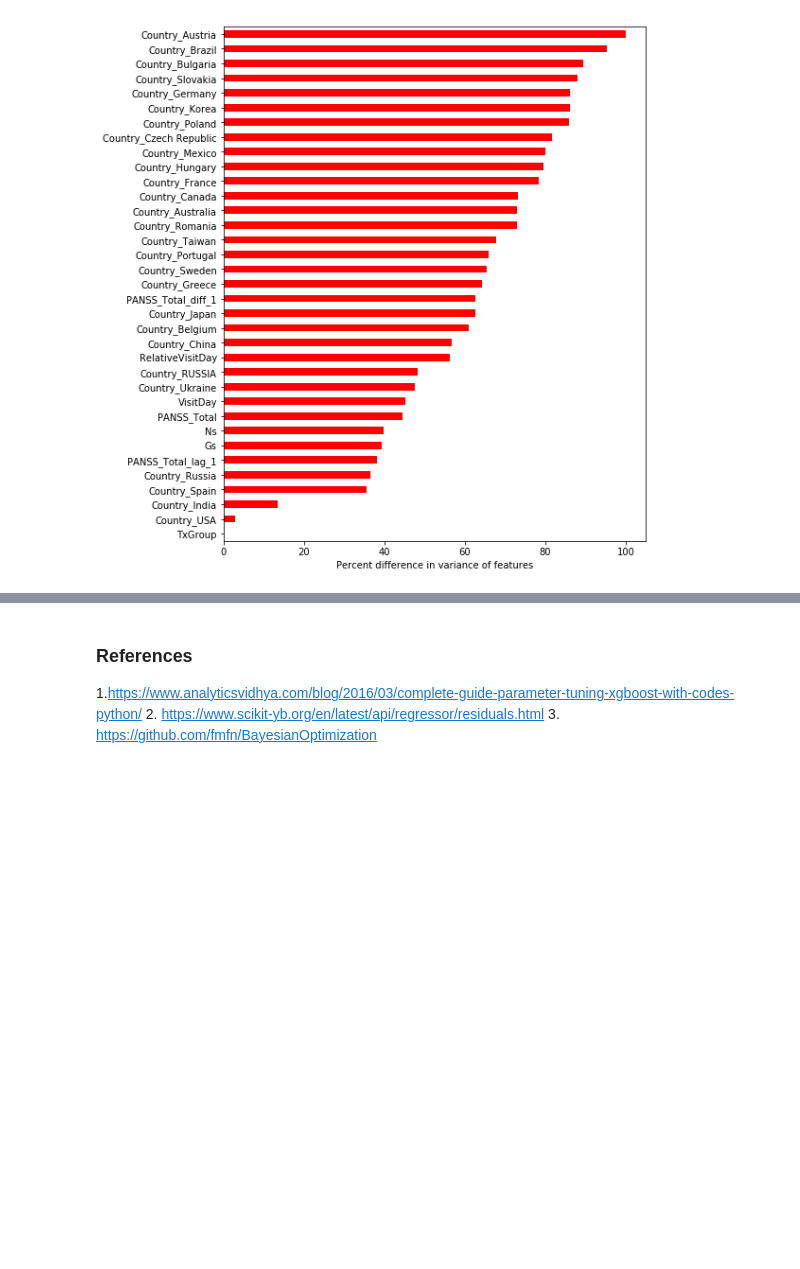
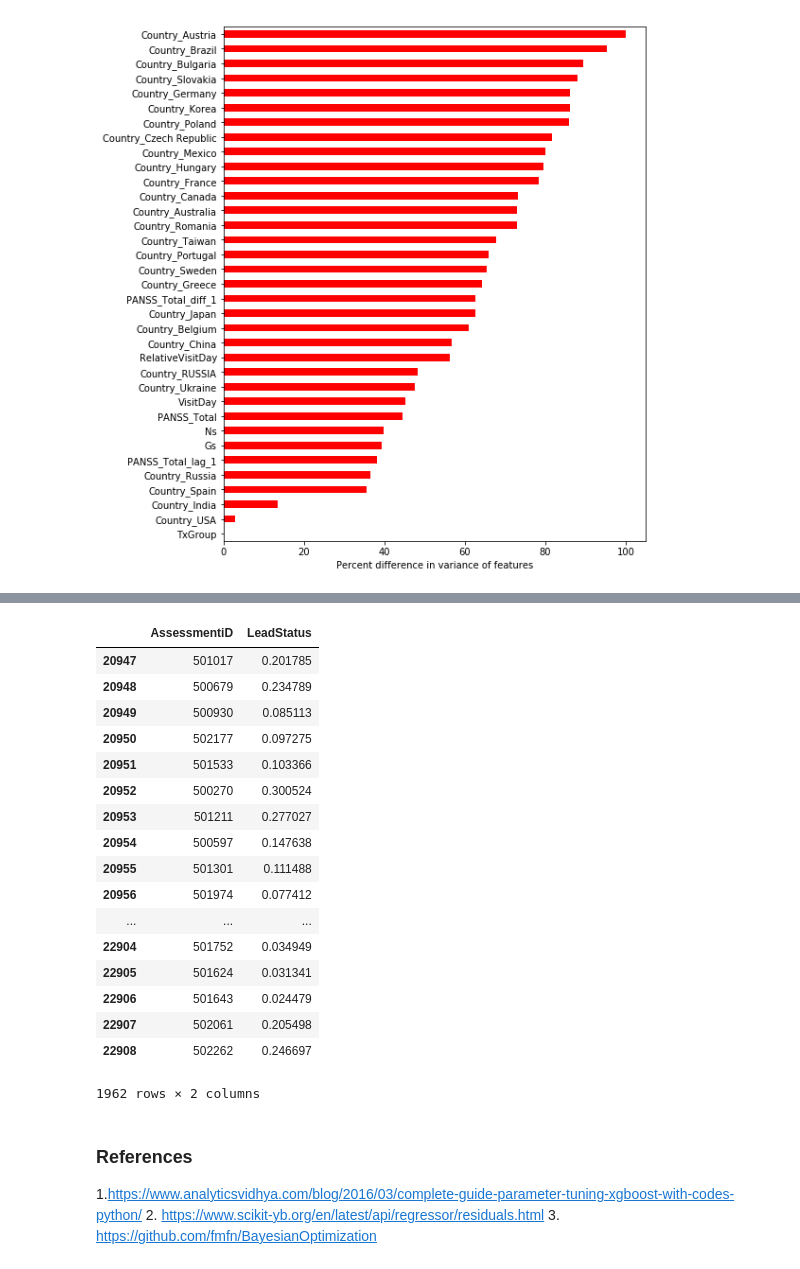
Before and after one commit to wasehahmad/PANSS-Trial-Analysis, a Jupyter notebook: panss_analysis_notebook.ipynb, the cells around one changed output, grey strips where cells are left out. Cells and saved outputs as stored; diff of their text form; code cells hidden in the pictures; blank space fills up the shorter version.

```diff
--- a/panss_analysis_notebook.ipynb
+++ b/panss_analysis_notebook.ipynb
@@ -485,7 +485,7 @@ y = ['LeadStatus']
 
 allSortedDF['PANSS_Total_lag_1'] = allSortedDF['PANSS_Total_lag_1'].fillna(allSortedDF.PANSS_Total)
 classificationDF = allSortedDF.loc[allSortedDF['Study_E'] == 0][X+y]
-resultDF = allSortedDF.loc[allSortedDF['Study_E'] == 1][X+y]
+resultDF = allSortedDF.loc[allSortedDF['Study_E'] == 1][X+['AssessmentiD']]
 
 xSet = classificationDF[X]
 ySet = classificationDF[y]
@@ -559,0 +640,24 @@ plt.plot(range(len(trainMSEs)),testMSEs)
+# %%
+max_depth = int(4.560754838168456)
+min_child_weight = 9.045540235624115
+subsample = 0.5075516841270551
+colsample_bytree = 0.9327168726669024
+objective = 'binary:logistic'
+num_estimators = int(2267.629207663803)
+learning_rate = 0.005726562438123513
+
+boostModel = xgb.XGBClassifier(max_depth=max_depth,
+                min_child_weight=min_child_weight,
+                subsample=subsample,
+                colsample_bytree=colsample_bytree,
+                objective=objective,
+                n_estimators=num_estimators,
+                learning_rate=learning_rate,
+                random_state=1234)
+boostModelFit = boostModel.fit(xTrain,yTrain)
+
+yPredTrain = boostModelFit.predict_proba(xTrain)[:,1]
+yPredTest = boostModelFit.predict_proba(xTest)[:,1]
+
+print("Train Log loss:"+str(log_loss(yTrain.LeadStatus,yPredTrain)))
+print("Test Log loss:" +str(log_loss(yTrain.LeadStatus,yPredTrain)))
@@ -560,3 +667,31 @@ plt.plot(range(len(trainMSEs)),testMSEs)
+# %%
+
+binaryClassification = boostModelFit.predict_proba(resultDF.drop(['AssessmentiD'],axis=1))[:,0]
+submissionBC = pd.DataFrame(columns=['AssessmentiD','LeadStatus'])
+submissionBC['AssessmentiD'] = resultDF.AssessmentiD
+submissionBC['LeadStatus'] = (binaryClassification)
+submissionBC.to_csv("classification_submissions/classification_submit_XGB.csv")
+# %%
+submissionBC
+# %% [output]
+|  | AssessmentiD | LeadStatus |
+| 20947 | 501017 | 0.201785 |
+| 20948 | 500679 | 0.234789 |
+| 20949 | 500930 | 0.085113 |
+| 20950 | 502177 | 0.097275 |
+| 20951 | 501533 | 0.103366 |
+| 20952 | 500270 | 0.300524 |
+| 20953 | 501211 | 0.277027 |
+| 20954 | 500597 | 0.147638 |
+| 20955 | 501301 | 0.111488 |
+| 20956 | 501974 | 0.077412 |
+| ... | ... | ... |
+| 22904 | 501752 | 0.034949 |
+| 22905 | 501624 | 0.031341 |
+| 22906 | 501643 | 0.024479 |
+| 22907 | 502061 | 0.205498 |
+| 22908 | 502262 | 0.246697 |
+1962 rows × 2 columns
 # %% [markdown]
 ### References
 1.https://www.analyticsvidhya.com/blog/2016/03/complete-guide-parameter-tuning-xgboost-with-codes-python/
```
Also changed, not shown: parts of 7 cells of this notebook, 1 other file.
